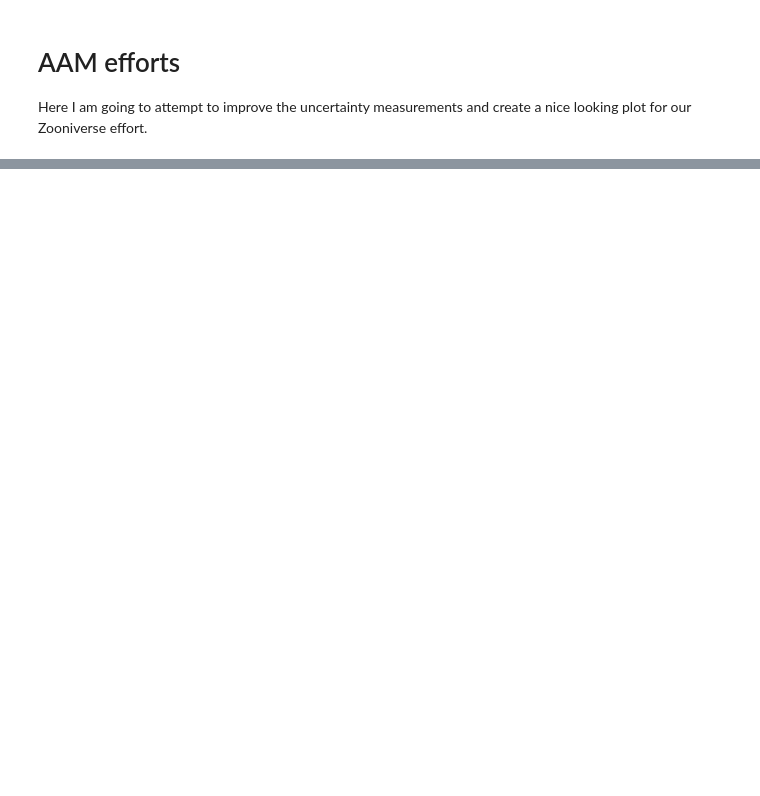
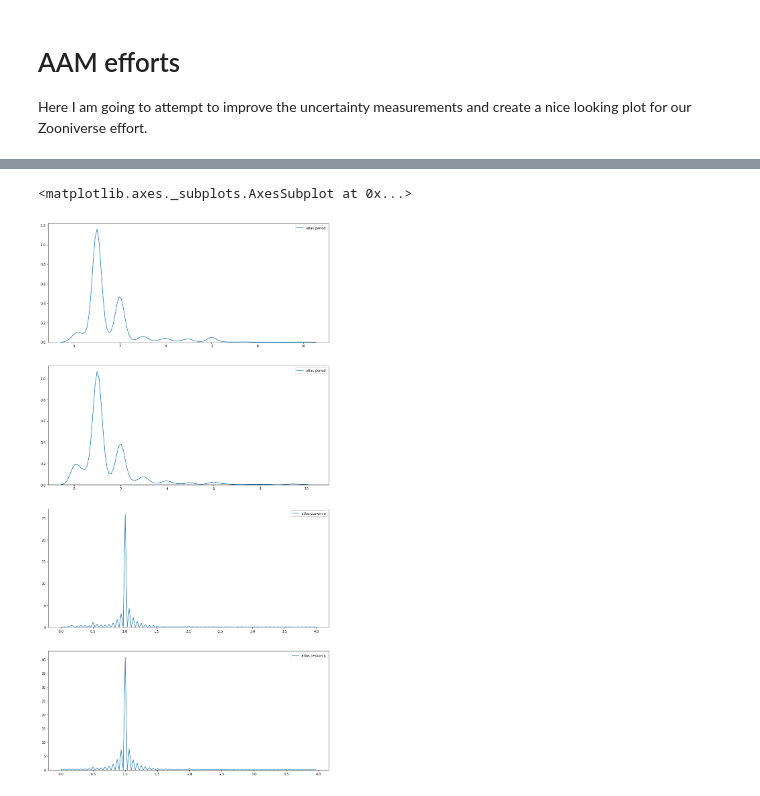
Before and after one commit to adamamiller/NUREU17, a Jupyter notebook: LSST/VariableStarClassification/Zooniverse_plot.ipynb, the cells around one changed output, grey strips where cells are left out. Saved outputs shown, nothing was run; the diff lists cells and outputs as text; code cells hidden in the pictures; blank space fills up the shorter version.

```diff
--- a/LSST/VariableStarClassification/Zooniverse_plot.ipynb
+++ b/LSST/VariableStarClassification/Zooniverse_plot.ipynb
@@ -207,0 +271,3 @@ plt.savefig('test.png', dpi = 300)
+# %%
+rand = np.random.randint(0,1886, 400)
+exist = glob.glob('./ComparisonPlots2/*.png')
@@ -207,0 +512,13 @@ plt.savefig('test.png', dpi = 300)
+# %%
+f2, ax2 = plt.subplots(4,1, figsize = (15,30))
+
+sb.kdeplot(perstbl['atlas period']/perstbl['atlas cesium o'], clip = (0,10), ax = ax2[0])
+
+sb.kdeplot(perstbl['atlas period']/perstbl['ptf cesium'], clip = (0,10), ax = ax2[1])
+
+sb.kdeplot(perstbl['atlas cesium o']/perstbl['ptf cesium'], clip = (0,4), ax = ax2[2])
+
+sb.kdeplot(perstbl['atlas cesium o']/perstbl['atlas cesium c'], clip = (0,4), ax = ax2[3])
+# %% [output]
+<matplotlib.axes._subplots.AxesSubplot at 0x...>
+[figure, added]
```
Also changed, not shown: parts of 27 cells of this notebook.
